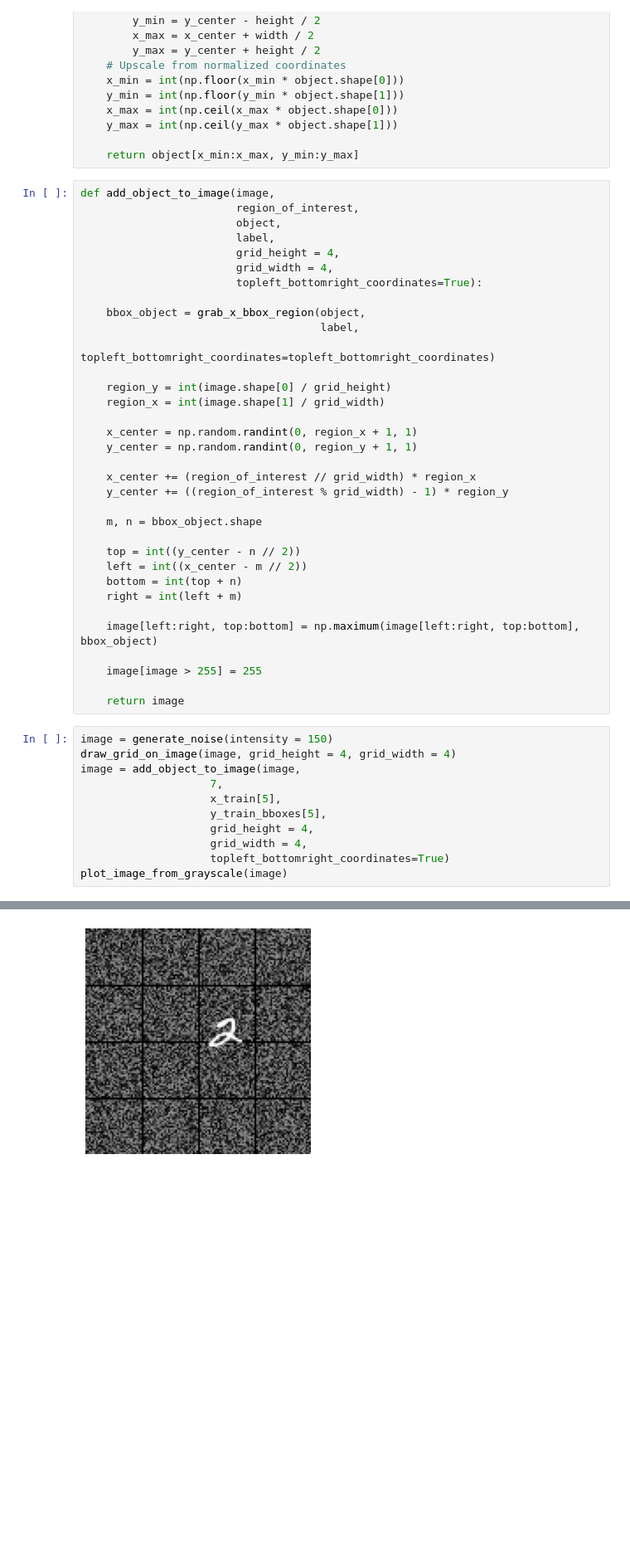
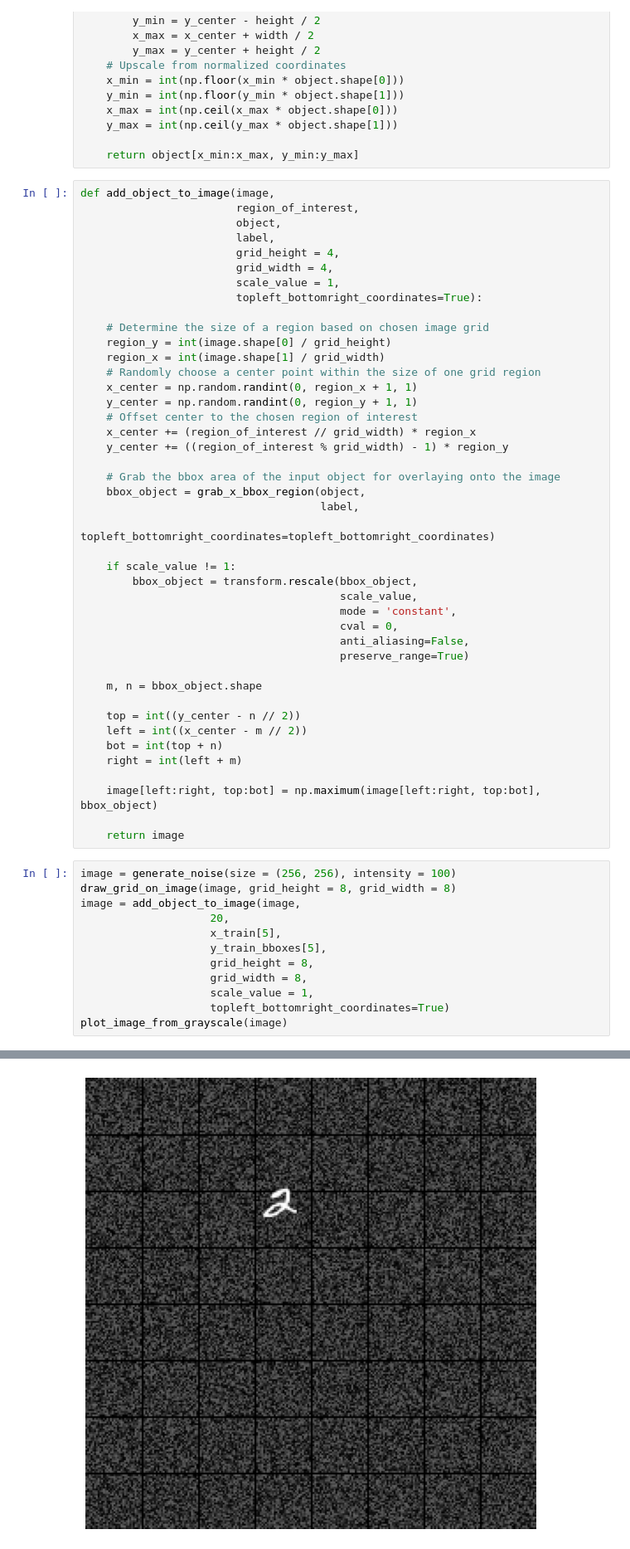
Before and after one commit to Matthew-Weisberg/MNIST_ObjectDetection_Dataset, a Jupyter notebook: MNIST Object Localization.ipynb, the cells around one changed output, grey strips where cells are left out. Shown: that part at 83% size. Drawn from its saved outputs; the diff is of its cells as text; blank space fills up the shorter version.

Commit message:
added image scaling to object overlay on image

```diff
--- a/MNIST Object Localization.ipynb
+++ b/MNIST Object Localization.ipynb
@@ -198,42 +200,52 @@ def add_object_to_image(image,
                         label,
                         grid_height = 4,
                         grid_width = 4,
+                        scale_value = 1,
                         topleft_bottomright_coordinates=True):
 
+    # Determine the size of a region based on chosen image grid
+    region_y = int(image.shape[0] / grid_height)
+    region_x = int(image.shape[1] / grid_width)
+    # Randomly choose a center point within the size of one grid region
+    x_center = np.random.randint(0, region_x + 1, 1)
+    y_center = np.random.randint(0, region_y + 1, 1)
+    # Offset center to the chosen region of interest
+    x_center += (region_of_interest // grid_width) * region_x
+    y_center += ((region_of_interest % grid_width) - 1) * region_y
+
+    # Grab the bbox area of the input object for overlaying onto the image
     bbox_object = grab_x_bbox_region(object,
                                      label,
                                      topleft_bottomright_coordinates=topleft_bottomright_coordinates)
 
-    region_y = int(image.shape[0] / grid_height)
-    region_x = int(image.shape[1] / grid_width)
-
-    x_center = np.random.randint(0, region_x + 1, 1)
-    y_center = np.random.randint(0, region_y + 1, 1)
-
-    x_center += (region_of_interest // grid_width) * region_x
-    y_center += ((region_of_interest % grid_width) - 1) * region_y
+    if scale_value != 1:
+        bbox_object = transform.rescale(bbox_object,
+                                        scale_value,
+                                        mode = 'constant',
+                                        cval = 0,
+                                        anti_aliasing=False,
+                                        preserve_range=True)
 
     m, n = bbox_object.shape
 
     top = int((y_center - n // 2))
     left = int((x_center - m // 2))
-    bottom = int(top + n)
+    bot = int(top + n)
     right = int(left + m)
 
-    image[left:right, top:bottom] = np.maximum(image[left:right, top:bottom], bbox_object)
-
-    image[image > 255] = 255
+    image[left:right, top:bot] = np.maximum(image[left:right, top:bot], bbox_object)
 
     return image
 # %%
-image = generate_noise(intensity = 150)
-draw_grid_on_image(image, grid_height = 4, grid_width = 4)
+image = generate_noise(size = (256, 256), intensity = 100)
+draw_grid_on_image(image, grid_height = 8, grid_width = 8)
 image = add_object_to_image(image,
-                    7,
+                    20,
                     x_train[5],
                     y_train_bboxes[5],
-                    grid_height = 4,
-                    grid_width = 4,
+                    grid_height = 8,
+                    grid_width = 8,
+                    scale_value = 1,
                     topleft_bottomright_coordinates=True)
 plot_image_from_grayscale(image)
 # %% [output]
@@ -242 +252 @@ plot_image_from_grayscale(image)
-[figure, old version]
+[figure, new version]
```
Also changed, not shown: parts of 11 cells of this notebook.
